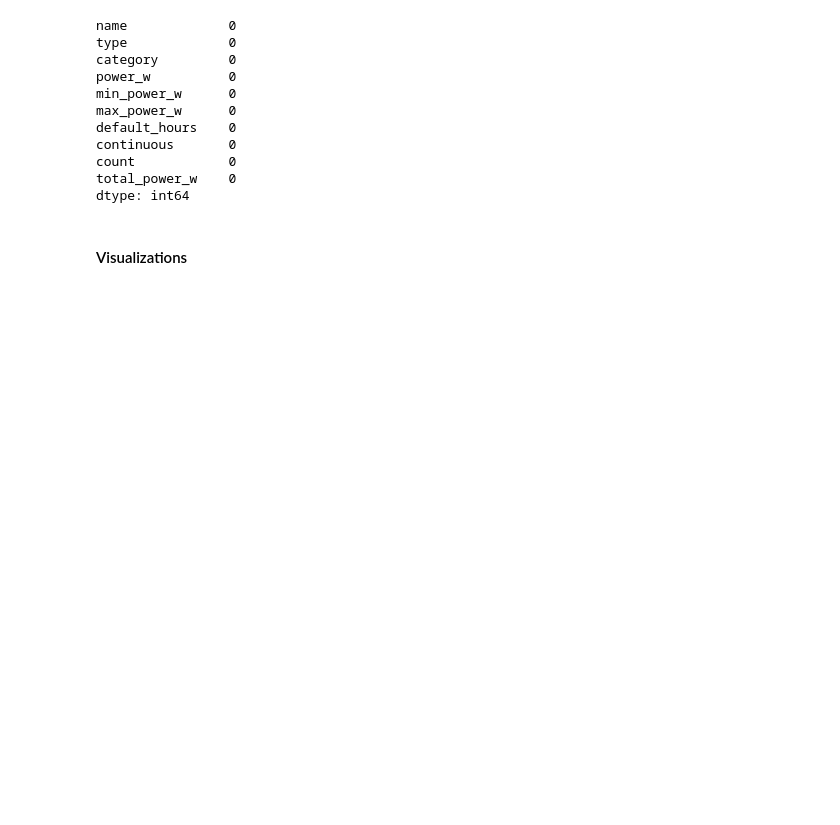
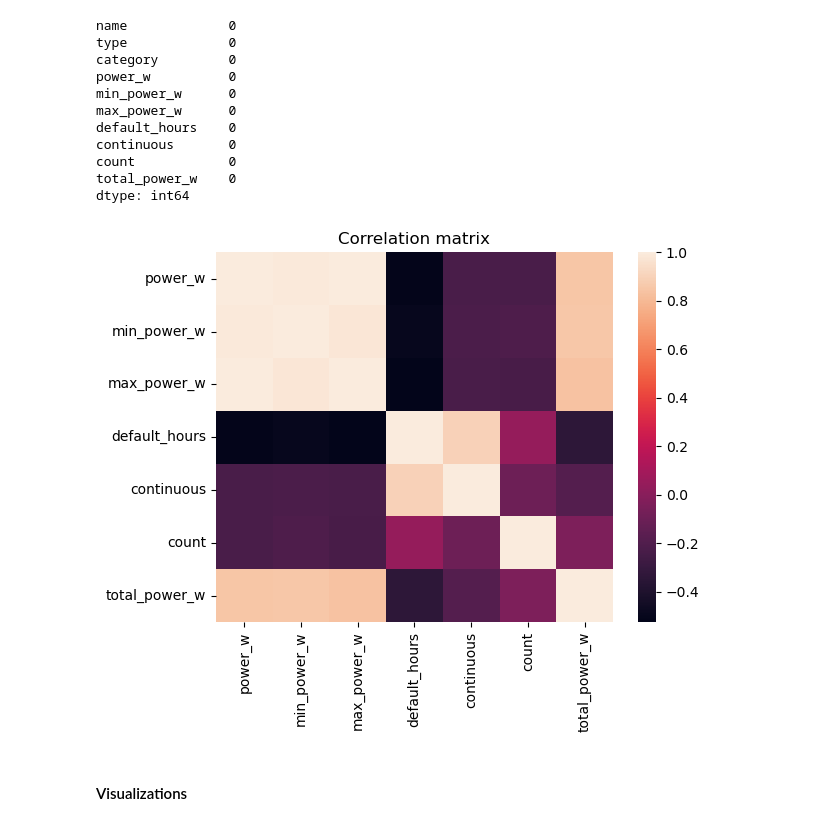
Before and after one commit to YagnamJoshi/Household-electricity-analysis, a Jupyter notebook: analysis.ipynb, the cells around one changed output. Saved outputs shown, nothing was run; the diff lists cells and outputs as text; code cells hidden in the pictures; blank space fills up the shorter version.

Commit message:
added correlation matrix

```diff
--- a/analysis.ipynb
+++ b/analysis.ipynb
@@ -109,6 +109,13 @@ continuous       0
 count            0
 total_power_w    0
 dtype: int64
+# %%
+corr = df.corr(numeric_only=True)
+plt.title("Correlation matrix")
+sns.heatmap(corr)
+plt.show()
+# %% [output]
+[figure, added]
 # %% [markdown]
 #### Visualizations
 # %%
```
